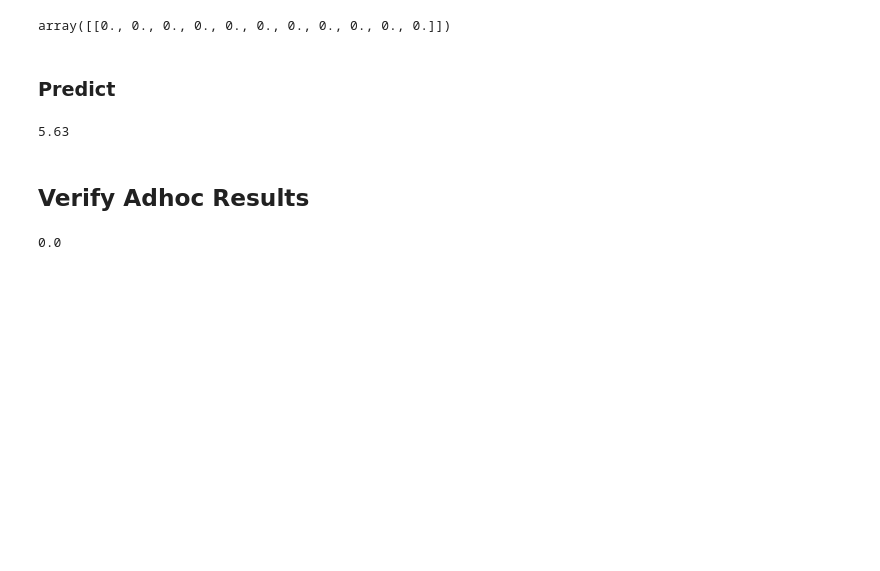
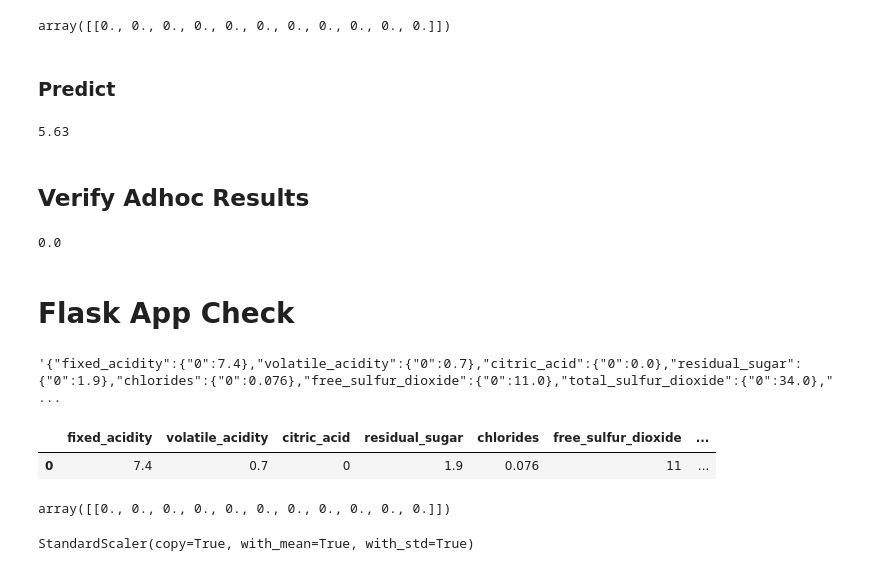
Before and after one commit to canfielder/DSBA-6190_Proj2, a Jupyter notebook: wine_predict/wine_quality_predict.ipynb, the cells around one changed output. Cells and saved outputs as stored; diff of their text form; code cells hidden in the pictures; blank space fills up the shorter version.

```diff
--- a/wine_predict/wine_quality_predict.ipynb
+++ b/wine_predict/wine_quality_predict.ipynb
@@ -430,3 +434,5 @@ adhoc_predict_output_2
 adhoc_predict_output_2 - adhoc_predict_output_1
 # %% [output]
 0.0
+# %% [markdown]
+# Flask App Check
@@ -432,0 +447,18 @@ adhoc_predict_output_2 - adhoc_predict_output_1
+# %%
+json_payload
+# %% [output]
+'{"fixed_acidity":{"0":7.4},"volatile_acidity":{"0":0.7},"citric_acid":{"0":0.0},"residual_sugar":{"0":1.9},"chlorides":{"0":0.076},"free_sulfur_dioxide":{"0":11.0},"total_sulfur_dioxide":{"0":34.0}," ...
+# %%
+inference_payload = pd.read_json(json_payload)
+inference_payload
+# %% [output]
+|  | fixed_acidity | volatile_acidity | citric_acid | residual_sugar | chlorides | free_sulfur_dioxide | ... |
+| 0 | 7.4 | 0.7 | 0 | 1.9 | 0.076 | 11 | ... |
+# %%
+scale(inference_payload)
+# %% [output]
+array([[0., 0., 0., 0., 0., 0., 0., 0., 0., 0., 0.]])
+# %%
+StandardScaler().fit(inference_payload)
+# %% [output]
+StandardScaler(copy=True, with_mean=True, with_std=True)
```
Also changed, not shown: parts of 10 cells of this notebook.
